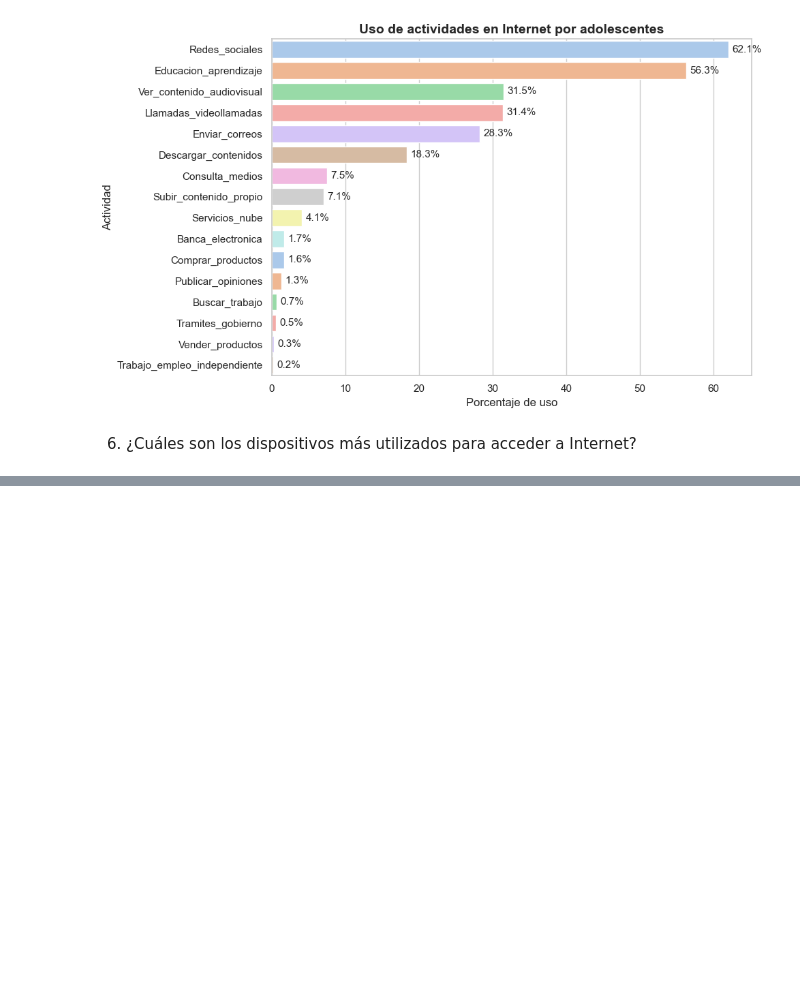
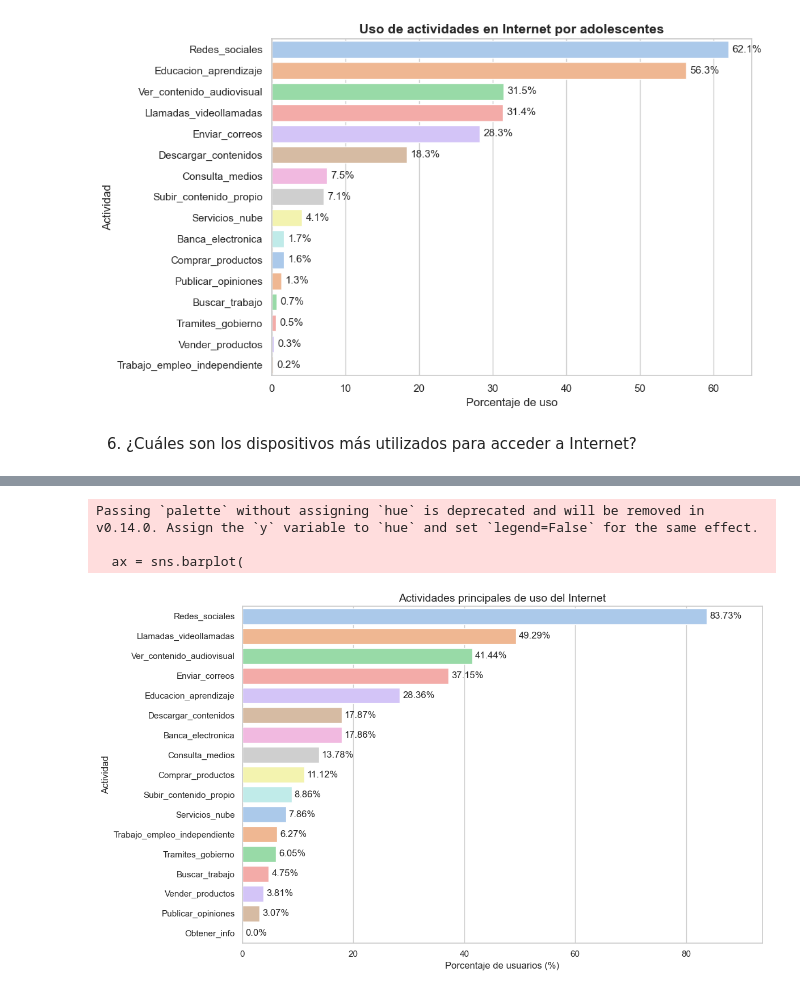
Before and after one commit to Alejagc0217/bc_brechadigitalcolombia, a Jupyter notebook: preguntas_proyecto.ipynb, the cells around one changed output, grey strips where cells are left out. Saved outputs shown, nothing was run; the diff lists cells and outputs as text; code cells hidden in the pictures; blank space fills up the shorter version.

```diff
--- a/preguntas_proyecto.ipynb
+++ b/preguntas_proyecto.ipynb
@@ -1388,0 +1536,35 @@ df_p3
+# %%
+#Grafico 7. ¿Cuáles son las actividades principales de uso del Internet?
+
+# Estilo pastel de Seaborn
+sns.set(style="whitegrid", palette="pastel")
+
+# Crear gráfico
+plt.figure(figsize=(12, 7))
+ax = sns.barplot(
+    x="Porcentaje (%)",
+    y="Actividad",
+    data=resumen,
+    palette="pastel"
+)
+
+# Título y etiquetas
+plt.title("Actividades principales de uso del Internet", fontsize=14)
+plt.xlabel("Porcentaje de usuarios (%)")
+plt.ylabel("Actividad")
+plt.xlim(0, resumen["Porcentaje (%)"].max() + 10)  # Ajustar eje x
+
+# Mostrar los valores sobre cada barra
+for p in ax.patches:
+    plt.text(p.get_width() + 0.5,
+             p.get_y() + p.get_height() / 2,
+             f"{p.get_width()}%",
+             va='center')
+
+plt.tight_layout()
+plt.show()
+# %% [output]
+Passing `palette` without assigning `hue` is deprecated and will be removed in v0.14.0. Assign the `y` variable to `hue` and set `legend=False` for the same effect.
+
+  ax = sns.barplot(
+[figure, added]
```
Also changed, not shown: parts of 7 cells of this notebook.
